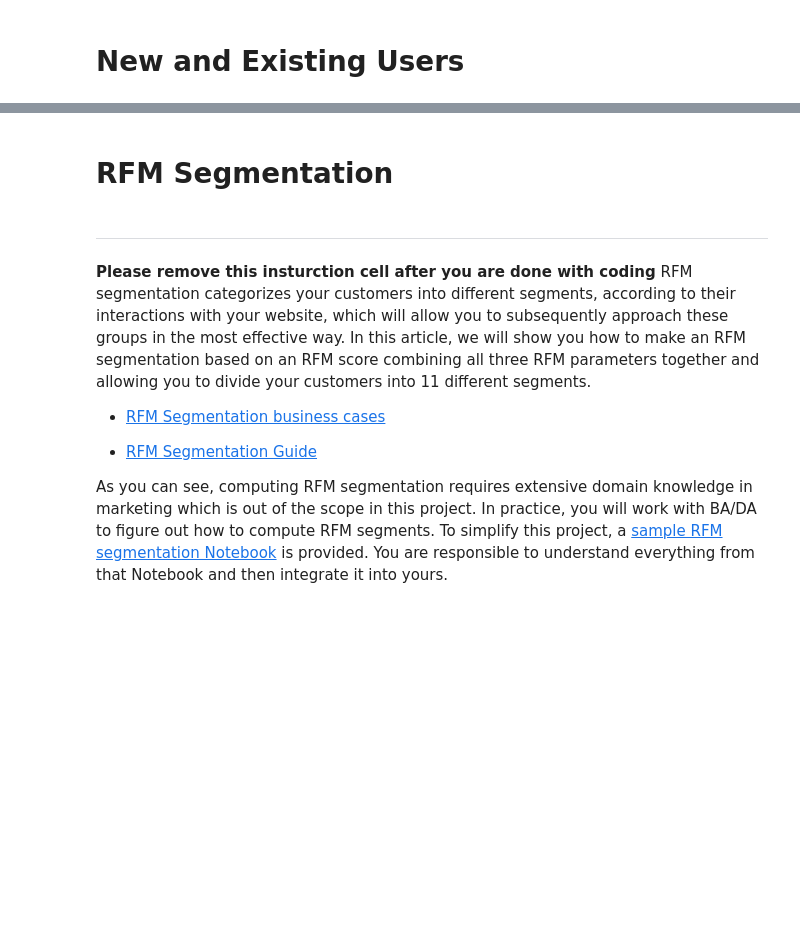
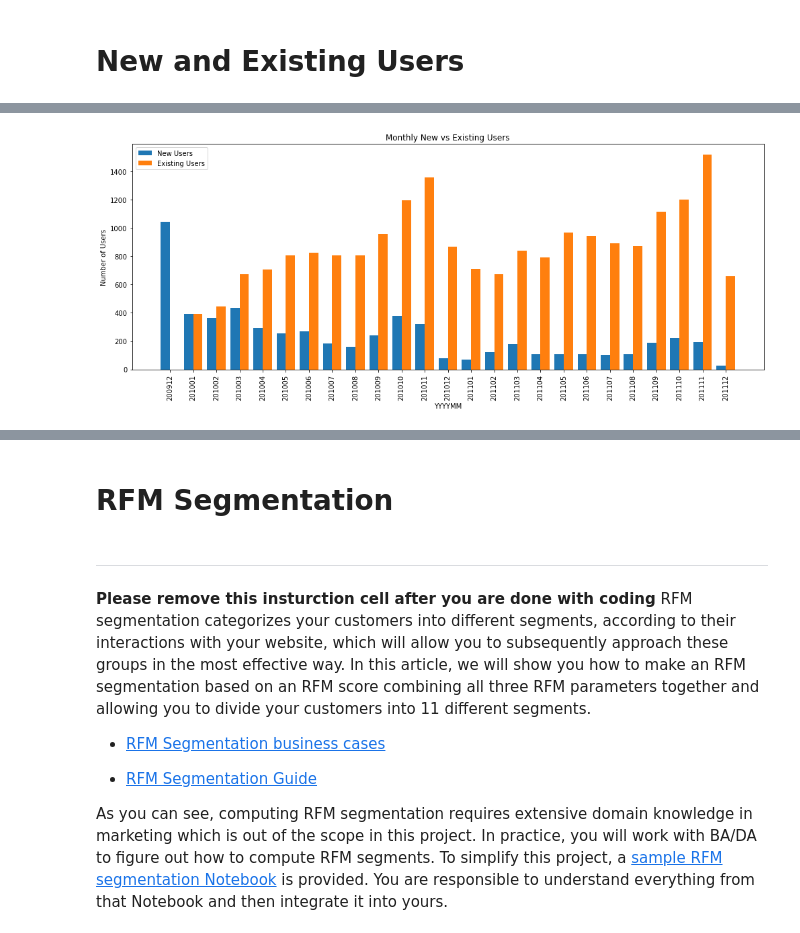
Before and after one commit to jarviscanada/jarvis_data_eng_OjuoluwaDabiri, a Jupyter notebook: python_data_analytics/retail_data_analytics_wrangling.ipynb, the cells around one changed output, grey strips where cells are left out. Cells and saved outputs as stored; diff of their text form; code cells hidden in the pictures; blank space fills up the shorter version.

```diff
--- a/python_data_analytics/retail_data_analytics_wrangling.ipynb
+++ b/python_data_analytics/retail_data_analytics_wrangling.ipynb
@@ -383,3 +515,20 @@ plt.show()
+# %%
+x = np.arange(len(monthly_new_existing["yyyymm"]))
+w = 0.4
+
+plt.figure(figsize=(14, 6))
+plt.bar(x - w/2, monthly_new_existing["new_users"], width=w, label="New Users")
+plt.bar(x + w/2, monthly_new_existing["existing_users"], width=w, label="Existing Users")
+
+plt.xticks(x, monthly_new_existing["yyyymm"].astype(str), rotation=90)
+plt.title("Monthly New vs Existing Users")
+plt.xlabel("YYYYMM")
+plt.ylabel("Number of Users")
+plt.legend()
+plt.tight_layout()
+plt.show()
+# %% [output]
+[figure, added]
 # %% [markdown]
 ## Finding RFM
 
```
Also changed, not shown: parts of 22 cells of this notebook, 1 other file.
